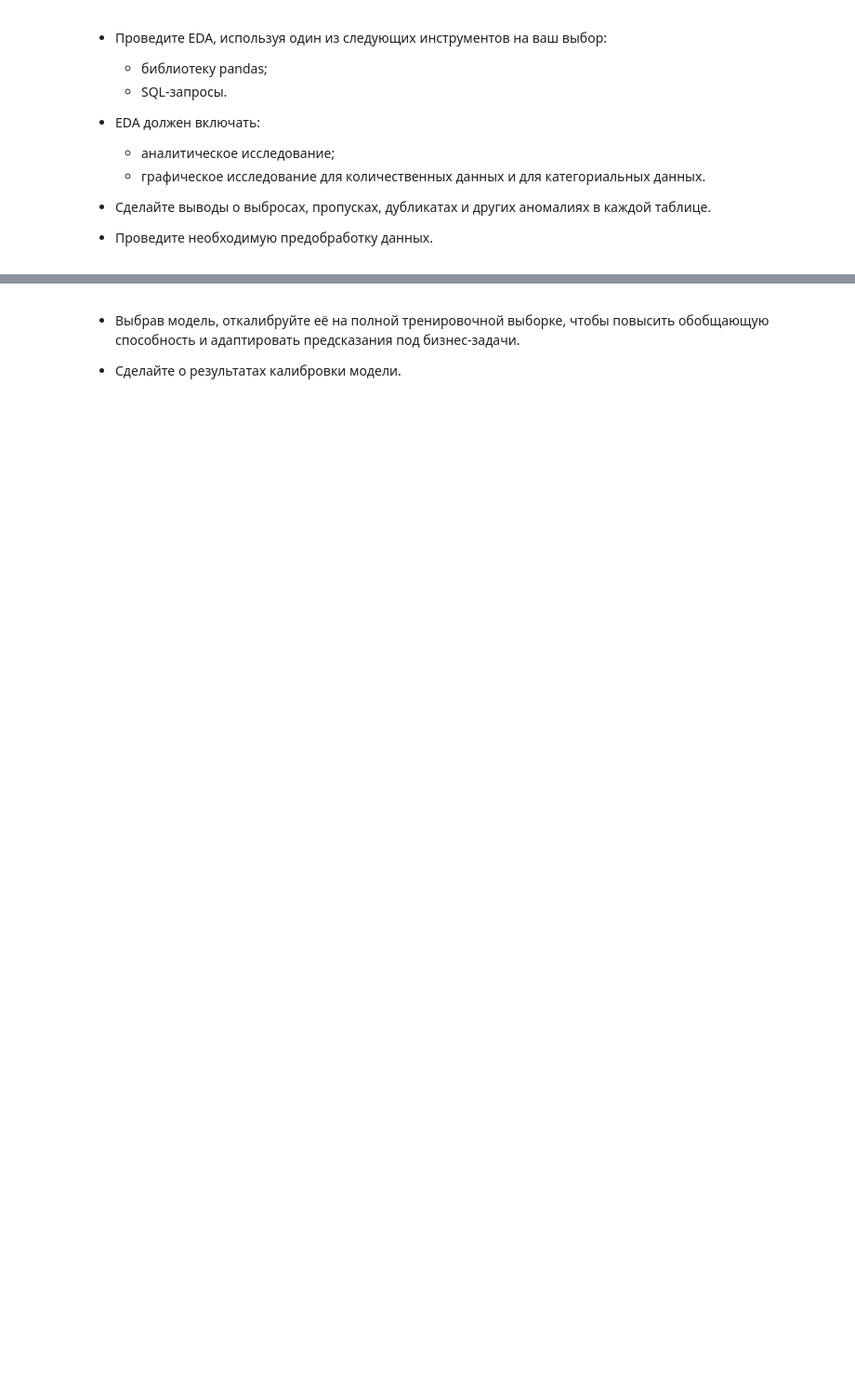
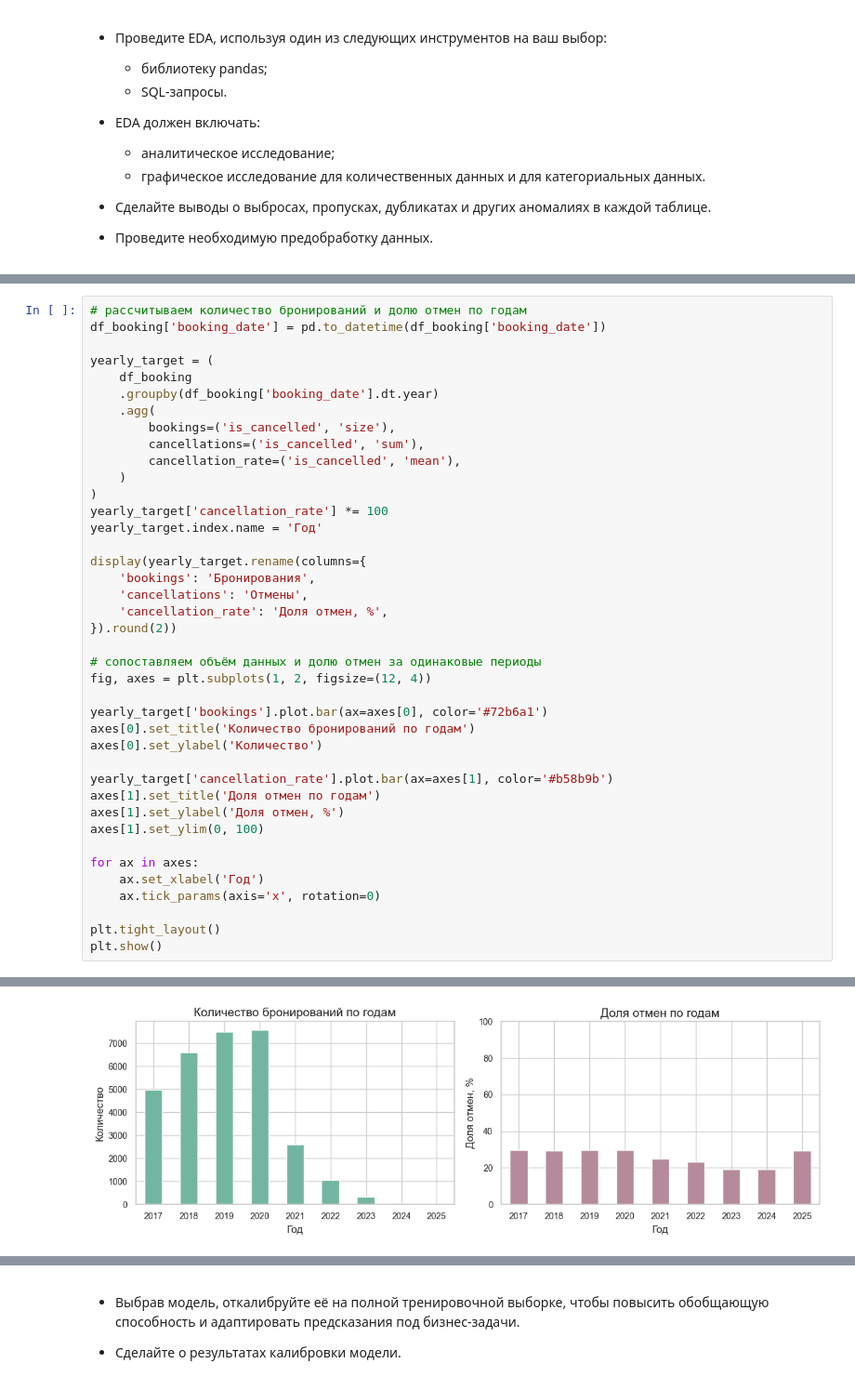
Before and after one commit to andreiyopt/urbanstay-booking-cancellation, a Jupyter notebook: project_4.ipynb, the cells around one changed output, grey strips where cells are left out. Shown at 93% size. Saved outputs shown, nothing was run; the diff lists cells and outputs as text; blank space fills up the shorter version.

```diff
--- a/project_4.ipynb
+++ b/project_4.ipynb
@@ -388,0 +962,41 @@ RS = 42
+# %%
+# рассчитываем количество бронирований и долю отмен по годам
+df_booking['booking_date'] = pd.to_datetime(df_booking['booking_date'])
+
+yearly_target = (
+    df_booking
+    .groupby(df_booking['booking_date'].dt.year)
+    .agg(
+        bookings=('is_cancelled', 'size'),
+        cancellations=('is_cancelled', 'sum'),
+        cancellation_rate=('is_cancelled', 'mean'),
+    )
+)
+yearly_target['cancellation_rate'] *= 100
+yearly_target.index.name = 'Год'
+
+display(yearly_target.rename(columns={
+    'bookings': 'Бронирования',
+    'cancellations': 'Отмены',
+    'cancellation_rate': 'Доля отмен, %',
+}).round(2))
+
+# сопоставляем объём данных и долю отмен за одинаковые периоды
+fig, axes = plt.subplots(1, 2, figsize=(12, 4))
+
+yearly_target['bookings'].plot.bar(ax=axes[0], color='#72b6a1')
+axes[0].set_title('Количество бронирований по годам')
+axes[0].set_ylabel('Количество')
+
+yearly_target['cancellation_rate'].plot.bar(ax=axes[1], color='#b58b9b')
+axes[1].set_title('Доля отмен по годам')
+axes[1].set_ylabel('Доля отмен, %')
+axes[1].set_ylim(0, 100)
+
+for ax in axes:
+    ax.set_xlabel('Год')
+    ax.tick_params(axis='x', rotation=0)
+
+plt.tight_layout()
+plt.show()
+# %% [output]
@@ -388,0 +1014 @@ RS = 42
+[figure, added]
```
Also changed, not shown: parts of 207 cells of this notebook, 2 other files.
